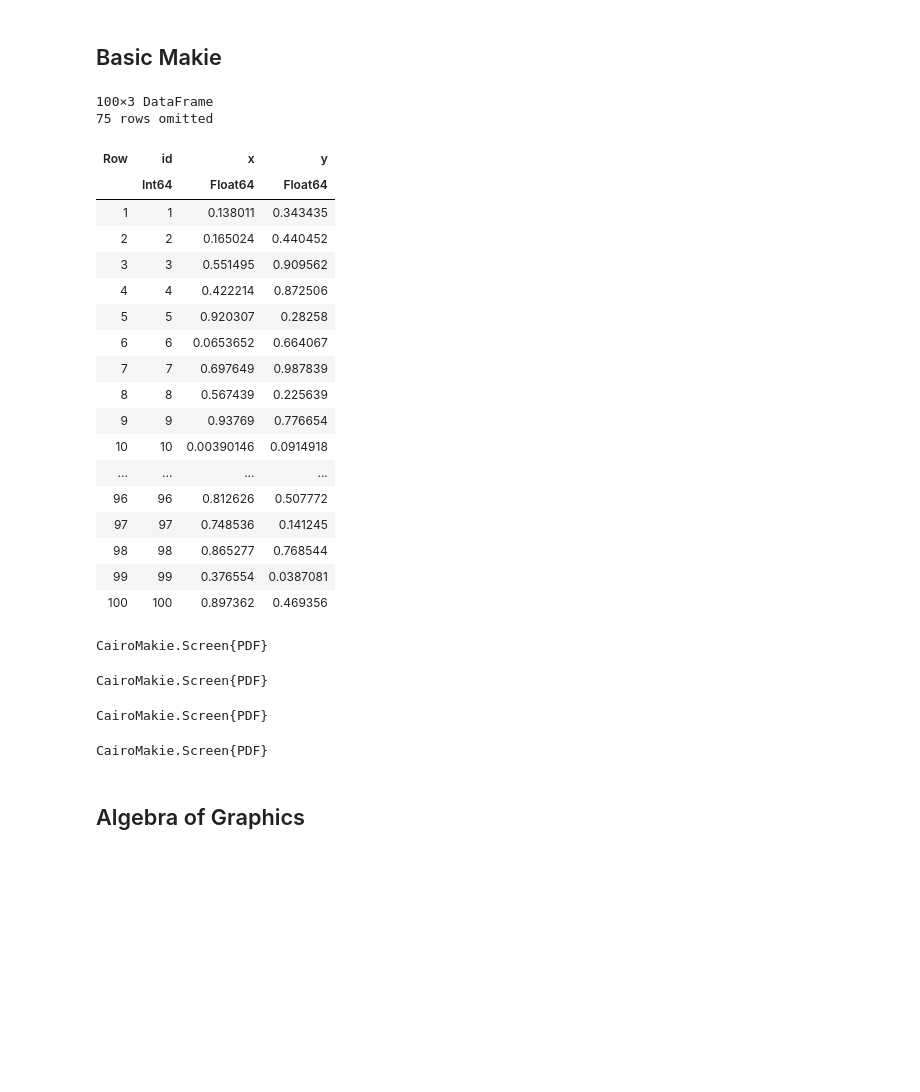
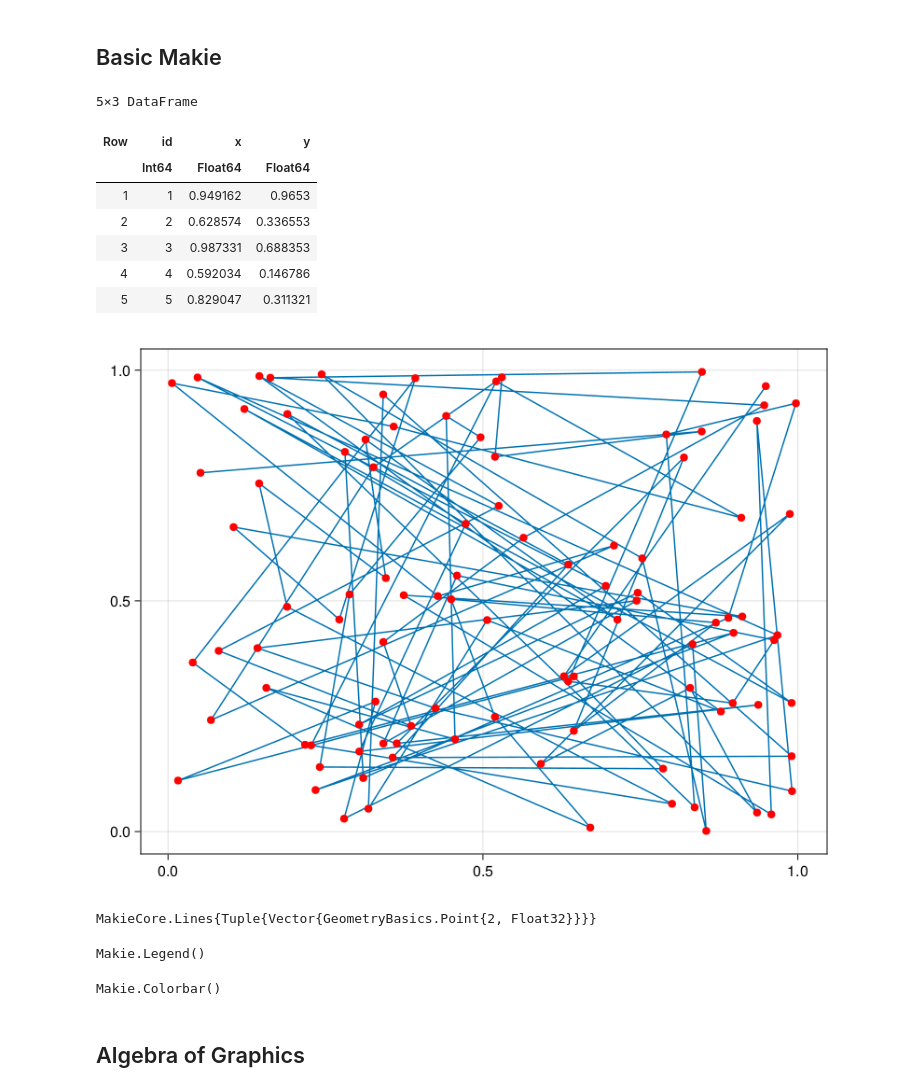
Before and after one commit to ErickChacon/julia-tutorial, a Jupyter notebook: notebooks/30-makie.ipynb, the cells around one changed output. Drawn from its saved outputs; the diff is of its cells as text; code cells hidden in the pictures; blank space fills up the shorter version.

```diff
--- a/notebooks/30-makie.ipynb
+++ b/notebooks/30-makie.ipynb
@@ -5,60 +5,46 @@
 # %%
 using DataFrames
 import CairoMakie as MK
 using AlgebraOfGraphics
 
 df = DataFrame(id = 1:100, x = rand(100), y = rand(100))
+first(df, 5)
 # %% [output]
-100×3 DataFrame
-75 rows omitted
+5×3 DataFrame
 | Row | id | x | y |
 |  | Int64 | Float64 | Float64 |
-| 1 | 1 | 0.138011 | 0.343435 |
-| 2 | 2 | 0.165024 | 0.440452 |
-| 3 | 3 | 0.551495 | 0.909562 |
-| 4 | 4 | 0.422214 | 0.872506 |
-| 5 | 5 | 0.920307 | 0.28258 |
-| 6 | 6 | 0.0653652 | 0.664067 |
-| 7 | 7 | 0.697649 | 0.987839 |
-| 8 | 8 | 0.567439 | 0.225639 |
-| 9 | 9 | 0.93769 | 0.776654 |
-| 10 | 10 | 0.00390146 | 0.0914918 |
-| ... | ... | ... | ... |
-| 96 | 96 | 0.812626 | 0.507772 |
-| 97 | 97 | 0.748536 | 0.141245 |
-| 98 | 98 | 0.865277 | 0.768544 |
-| 99 | 99 | 0.376554 | 0.0387081 |
-| 100 | 100 | 0.897362 | 0.469356 |
+| 1 | 1 | 0.949162 | 0.9653 |
+| 2 | 2 | 0.628574 | 0.336553 |
+| 3 | 3 | 0.987331 | 0.688353 |
+| 4 | 4 | 0.592034 | 0.146786 |
+| 5 | 5 | 0.829047 | 0.311321 |
 # %%
 fig = MK.lines(df.x, df.y)
 MK.scatter!(df.x, df.y, color = :red)
-MK.save("makie.pdf", fig) # src
+fig
 # %% [output]
-CairoMakie.Screen{PDF}
+[figure, added]
 # %%
 fig = MK.Figure(backgroundcolor = :tomato)
 MK.Axis(fig[1,1], title = "First figure")
 MK.scatter!(df.x, df.y, color = :red)
 MK.Axis(fig[1,2], title = "Second figure")
 MK.lines!(df.x, df.y, color = :blue)
-MK.save("makie.pdf", fig) # src
 # %% [output]
-CairoMakie.Screen{PDF}
+MakieCore.Lines{Tuple{Vector{GeometryBasics.Point{2, Float32}}}}
 # %%
 fig = MK.scatter(df.x, df.y, color = :red, label = "group 1")
 MK.scatter!(rand(100), rand(100), color = :blue, label = "group 2")
 MK.axislegend()
-MK.save("makie.pdf", fig) # src
 # %% [output]
-CairoMakie.Screen{PDF}
+Makie.Legend()
 # %%
 X = rand(100, 80)
 
 fig, ax, hm = MK.heatmap(X, colormap = MK.Reverse(:RdBu))
 MK.Colorbar(fig[1,2], hm)
-MK.save("makie.pdf", fig) # src
 # %% [output]
-CairoMakie.Screen{PDF}
+Makie.Colorbar()
 # %% [markdown]
 ## Algebra of Graphics
 # %%
```
Also changed, not shown: parts of 5 cells of this notebook, 11 other files.
